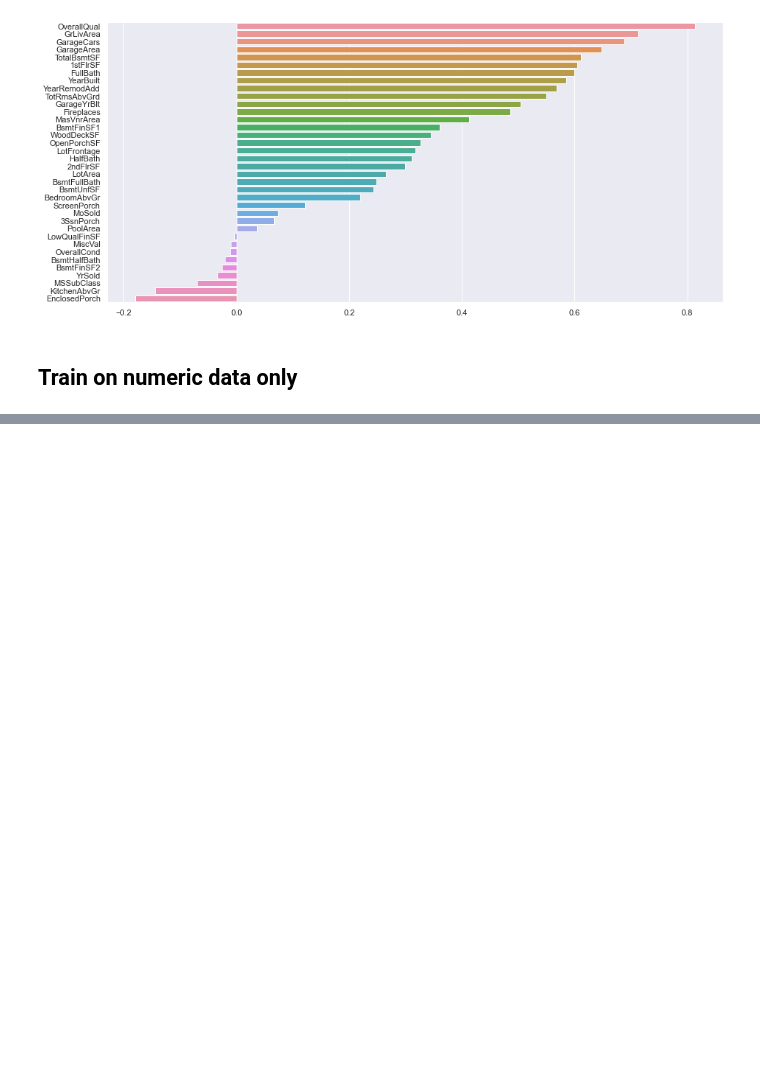
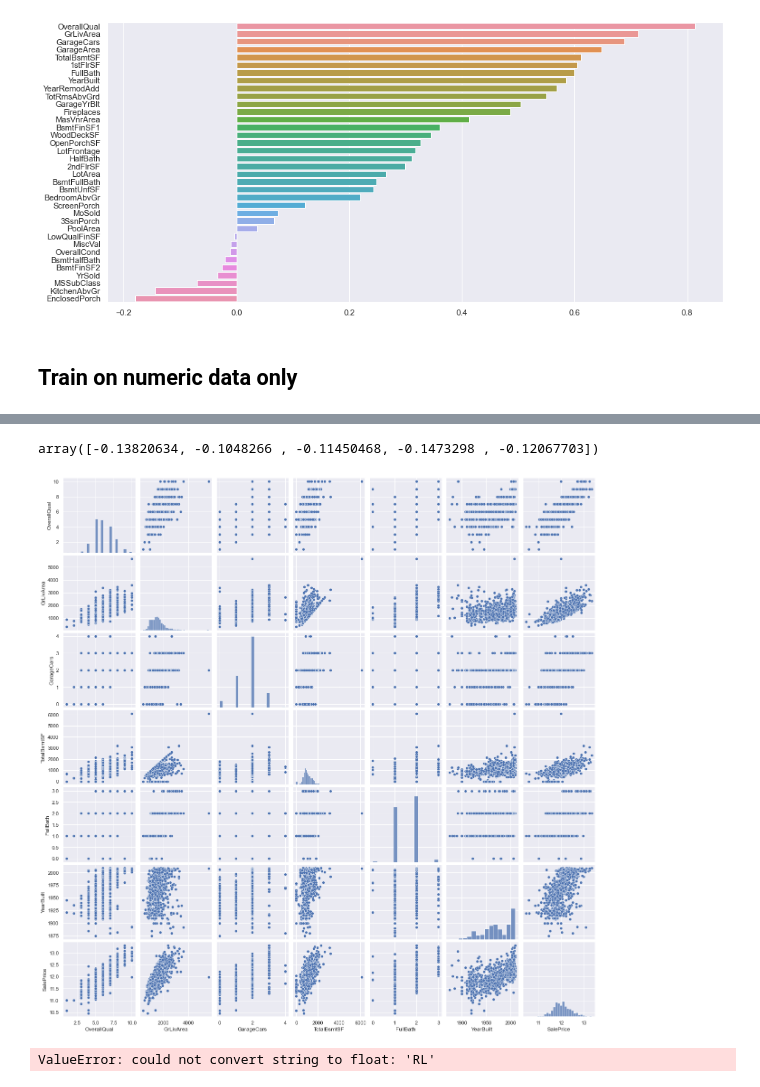
Before and after one commit to Altair200333/ML_tasks, a Jupyter notebook: task4/analize_data.ipynb, the cells around one changed output, grey strips where cells are left out. Cells and saved outputs as stored; diff of their text form; code cells hidden in the pictures; blank space fills up the shorter version.

```diff
--- a/task4/analize_data.ipynb
+++ b/task4/analize_data.ipynb
@@ -138,0 +131,28 @@ cv_results.head()
+# %%
+xgbr = xgb.XGBRegressor( colsample_bytree=1.,
+                 eta=0.01,
+                 max_depth=4,
+                 min_child_weight=1.5,
+                 n_estimators=14400,
+                 alpha=0.,
+                 reg_lambda=0.4,
+                 subsample=0.2)
+scores = cross_val_score(xgbr, enc, y_train, cv=5, scoring='neg_root_mean_squared_error')
+scores
+# %% [output]
+array([-0.13820634, -0.1048266 , -0.11450468, -0.1473298 , -0.12067703])
+# %%
+sns.set()
+cols = ['OverallQual', 'GrLivArea', 'GarageCars', 'TotalBsmtSF', 'FullBath', 'YearBuilt']
+sns.pairplot(pd.concat([X_train_filled[cols], y_train], axis=1), size = 2.5)
+plt.show()
+# %% [output]
+[figure, added]
+# %%
+from sklearn.decomposition import PCA
+from sklearn.manifold import TSNE
+
+tsne = TSNE(n_components=2)
+tsne_results = tsne.fit_transform(enc)
+# %% [output]
+ValueError: could not convert string to float: 'RL'
```
Also changed, not shown: parts of 11 cells of this notebook, 2 other files.
